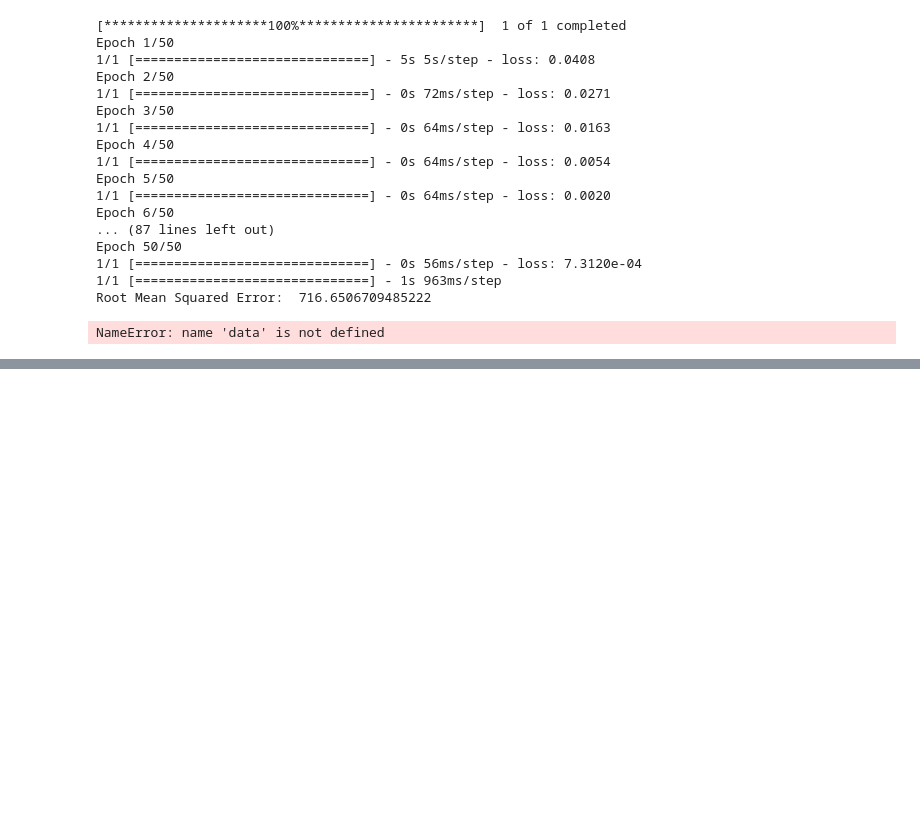
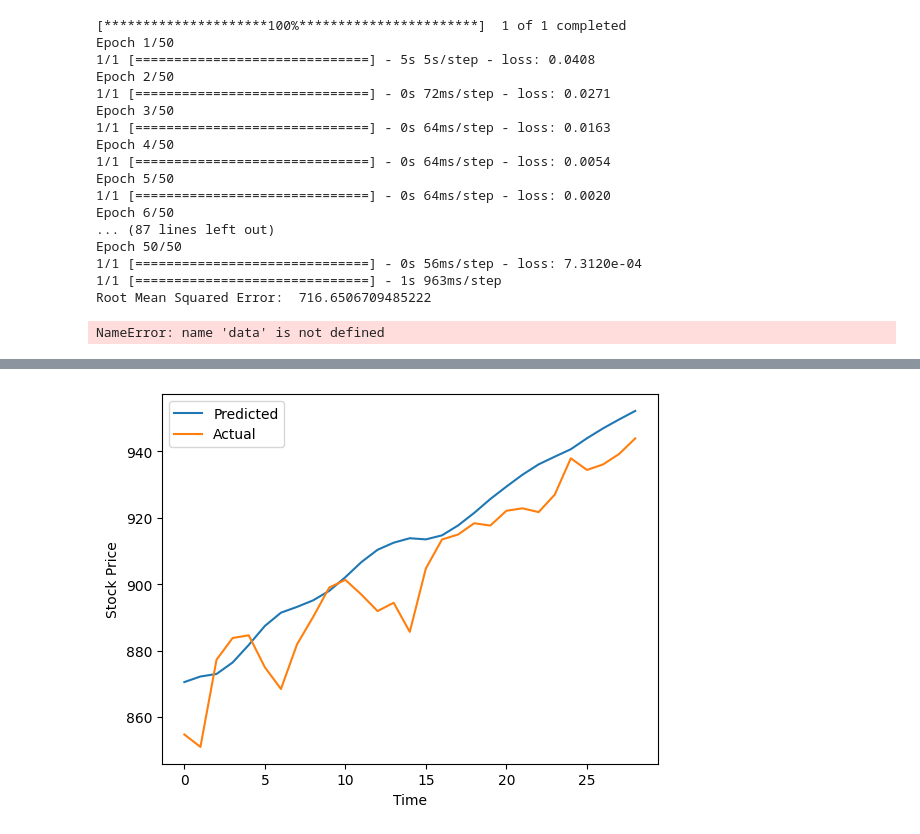
Before and after one commit to KingDEV22/Stock-Analysis, a Jupyter notebook: merge_new.ipynb, the cells around one changed output, grey strips where cells are left out. Saved outputs shown, nothing was run; the diff lists cells and outputs as text; code cells hidden in the pictures; blank space fills up the shorter version.

```diff
--- a/merge_new.ipynb
+++ b/merge_new.ipynb
@@ -598,0 +450,77 @@ stock_data
+# %%
+import yfinance as yf
+import numpy as np
+import pandas as pd
+from sklearn.preprocessing import MinMaxScaler
+from tensorflow.keras.models import Sequential
+from tensorflow.keras.layers import LSTM, Dense, Dropout
+import matplotlib.pyplot as plt
+
+# Fetch historical data using yfinance
+stock_symbol = "ICICIBANK.NS"
+start_date = "2015-01-01"
+end_date = "2023-05-16"
+data = yf.download(stock_symbol, start=start_date, end=end_date, progress=False)
+
+# Preprocess the data
+scaler = MinMaxScaler(feature_range=(0, 1))
+scaled_data = scaler.fit_transform(data["Close"].values.reshape(-1, 1))
+
+# Split the data into train and test sets
+train_data = scaled_data[data.index <= "2023-01-01"]
+test_data = scaled_data[data.index > "2023-01-01"]
+
+# Create the training data sequences
+sequence_length = 60  # Adjust the sequence length as needed
+train_sequences = []
+for i in range(sequence_length, len(train_data)):
+    train_sequences.append(train_data[i - sequence_length:i, 0])
+
+train_sequences = np.array(train_sequences)
+X_train = train_sequences[:, :-1]
+y_train = train_sequences[:, -1]
+
+# Reshape the data for LSTM input (samples, time steps, features)
+X_train = np.reshape(X_train, (X_train.shape[0], X_train.shape[1], 1))
+
+# Build the LSTM model
+model = Sequential()
+model.add(LSTM(units=50, return_sequences=True, input_shape=(X_train.shape[1], 1)))
+model.add(Dropout(0.5))
+model.add(LSTM(units=50))
+model.add(Dropout(0.5))
+model.add(Dense(units=1))
+
+# Compile the model
+model.compile(optimizer="adam", loss="mean_squared_error")
+
+# Train the model
+history = model.fit(X_train, y_train, epochs=50, batch_size=32)
+
+# Create the test data sequences
+test_sequences = []
+for i in range(sequence_length, len(test_data)):
+    test_sequences.append(test_data[i - sequence_length:i, 0])
+
+test_sequences = np.array(test_sequences)
+X_test = test_sequences[:, :-1]
+y_test = test_sequences[:, -1]
+
+# Reshape the data for LSTM input (samples, time steps, features)
+X_test = np.reshape(X_test, (X_test.shape[0], X_test.shape[1], 1))
+
+# Make predictions on the test data
+predictions = model.predict(X_test)
+
+# Inverse transform the predictions and actual values
+predictions = scaler.inverse_transform(predictions)
+y_test = scaler.inverse_transform(y_test.reshape(-1, 1))
+
+# Plot the predicted vs actual stock prices
+plt.plot(predictions, label="Predicted")
+plt.plot(y_test, label="Actual")
+plt.xlabel("Time")
+plt.ylabel("Stock Price")
+plt.legend()
+plt.show()
+# %% [output]
@@ -598,0 +544 @@ stock_data
+[figure, added]
```
Also changed, not shown: parts of 9 cells of this notebook, 2 other files.
